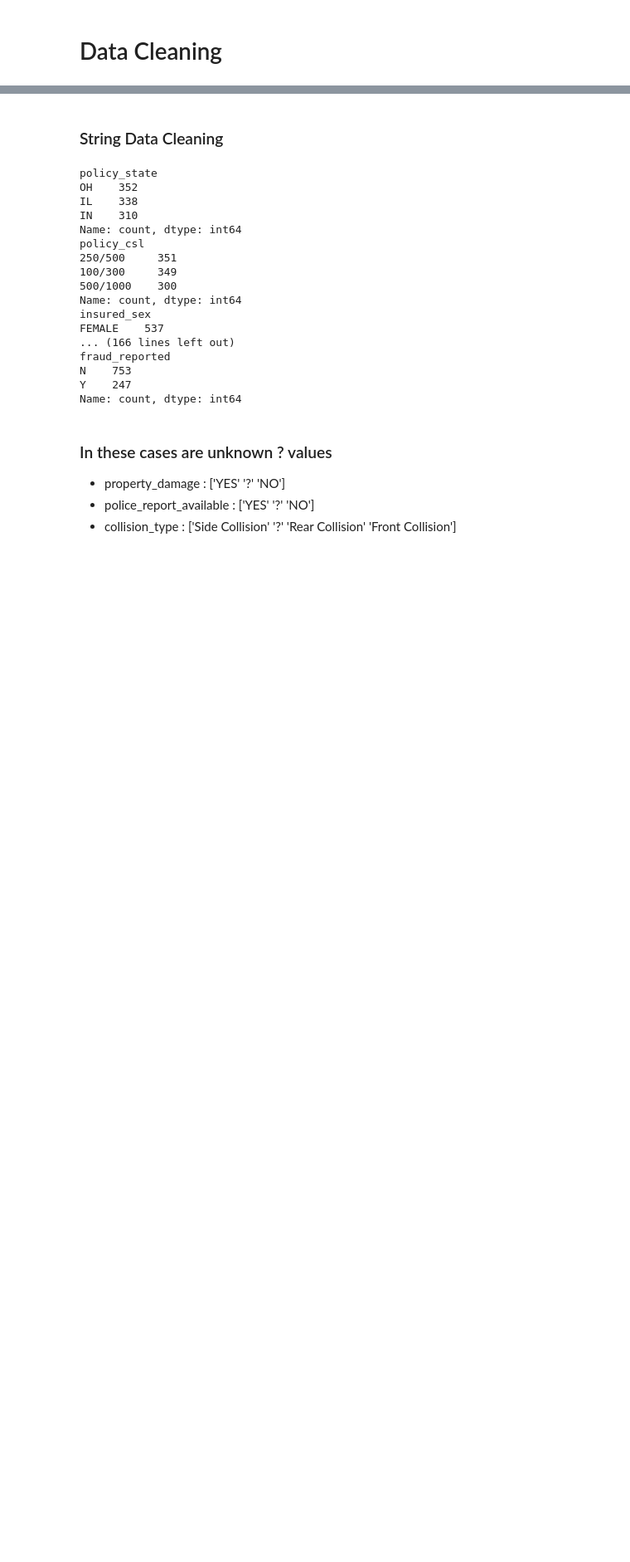
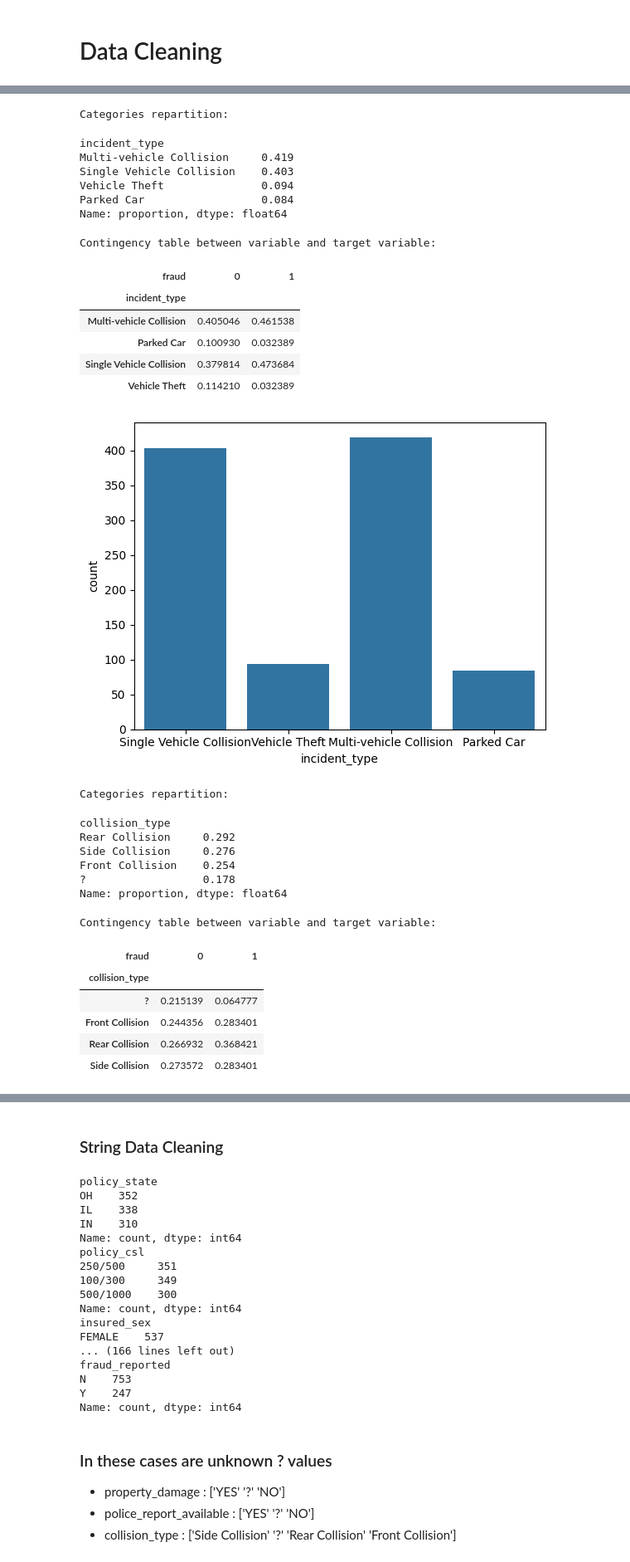
Before and after one commit to BertrandTcheuffa/claim_predict, a Jupyter notebook: data_prep.ipynb, the cells around one changed output, grey strips where cells are left out. Shown: that part at 83% size. Saved outputs shown, nothing was run; the diff lists cells and outputs as text; code cells hidden in the pictures; blank space fills up the shorter version.

```diff
--- a/data_prep.ipynb
+++ b/data_prep.ipynb
@@ -96,0 +181,47 @@ Index(['months_as_customer', 'age', 'policy_number', 'policy_bind_date',
+# %%
+def analyze_binary(variable,target,df):
+    print("Categories repartition: ", end="\n\n")
+    display(df[variable].value_counts(dropna=False, normalize=True))
+    print(end="\n\n")
+    print("Contingency table between variable and target variable: ", end="\n\n")
+    display(pd.crosstab(df[variable],df[target],normalize=1))
+
+    sns.countplot(x=variable, data=df)
+    plt.show()
+
+analyze_binary('incident_type','fraud',df)
+analyze_binary('collision_type','fraud',df)
+analyze_binary('police_report_available','fraud',df)
+analyze_binary('incident_severity','fraud',df)
+analyze_binary('authorities_contacted','fraud',df)
+analyze_binary('property_damage','fraud',df)
+# %% [output]
+Categories repartition:
+incident_type
+Multi-vehicle Collision     0.419
+Single Vehicle Collision    0.403
+Vehicle Theft               0.094
+Parked Car                  0.084
+Name: proportion, dtype: float64
+Contingency table between variable and target variable:
+| fraud | 0 | 1 |
+| incident_type |  |  |
+| Multi-vehicle Collision | 0.405046 | 0.461538 |
+| Parked Car | 0.100930 | 0.032389 |
+| Single Vehicle Collision | 0.379814 | 0.473684 |
+| Vehicle Theft | 0.114210 | 0.032389 |
+[figure, added]
+Categories repartition:
+collision_type
+Rear Collision     0.292
+Side Collision     0.276
+Front Collision    0.254
+?                  0.178
+Name: proportion, dtype: float64
+Contingency table between variable and target variable:
+| fraud | 0 | 1 |
+| collision_type |  |  |
+| ? | 0.215139 | 0.064777 |
+| Front Collision | 0.244356 | 0.283401 |
+| Rear Collision | 0.266932 | 0.368421 |
+| Side Collision | 0.273572 | 0.283401 |
```
Also changed, not shown: parts of 15 cells of this notebook.
